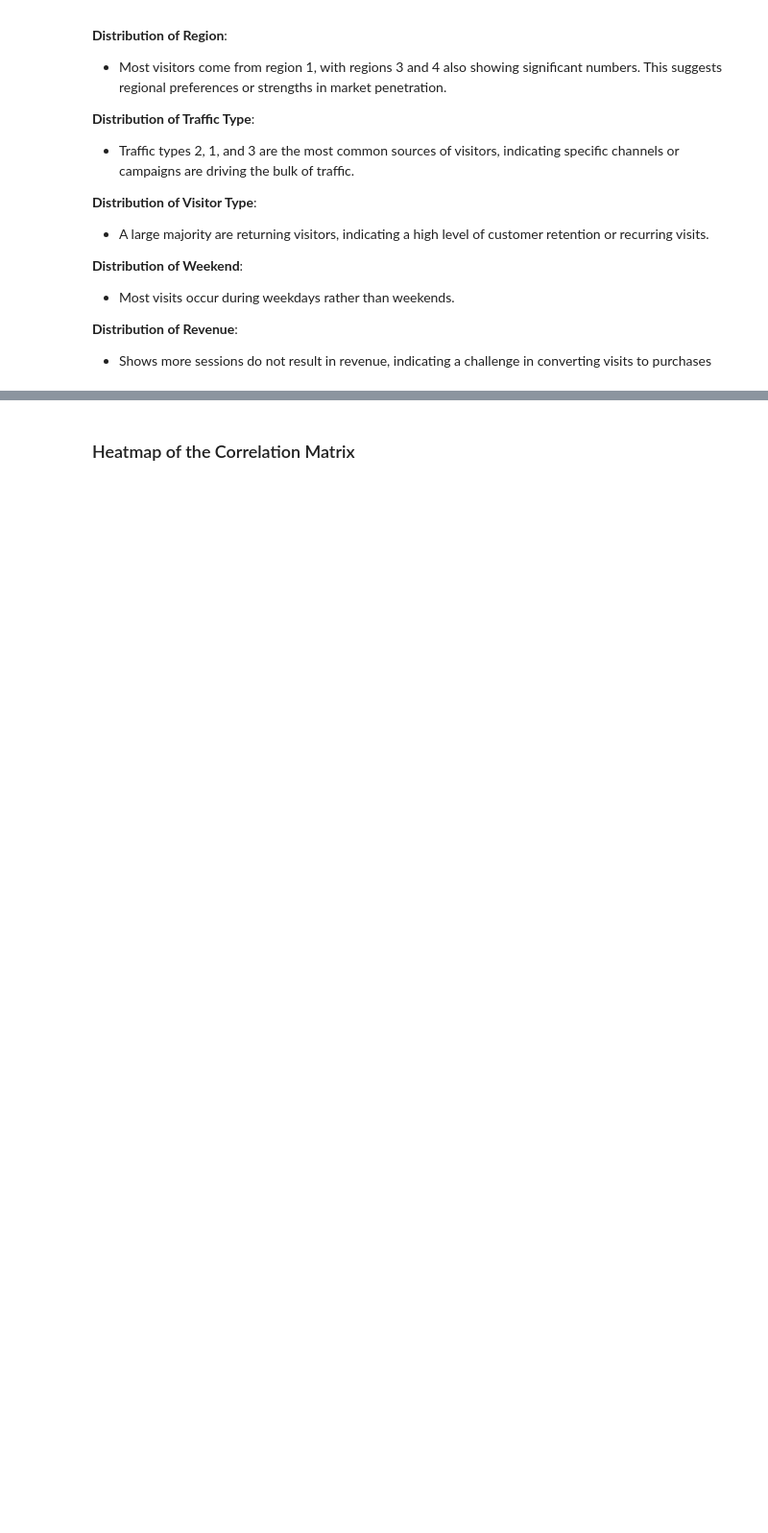
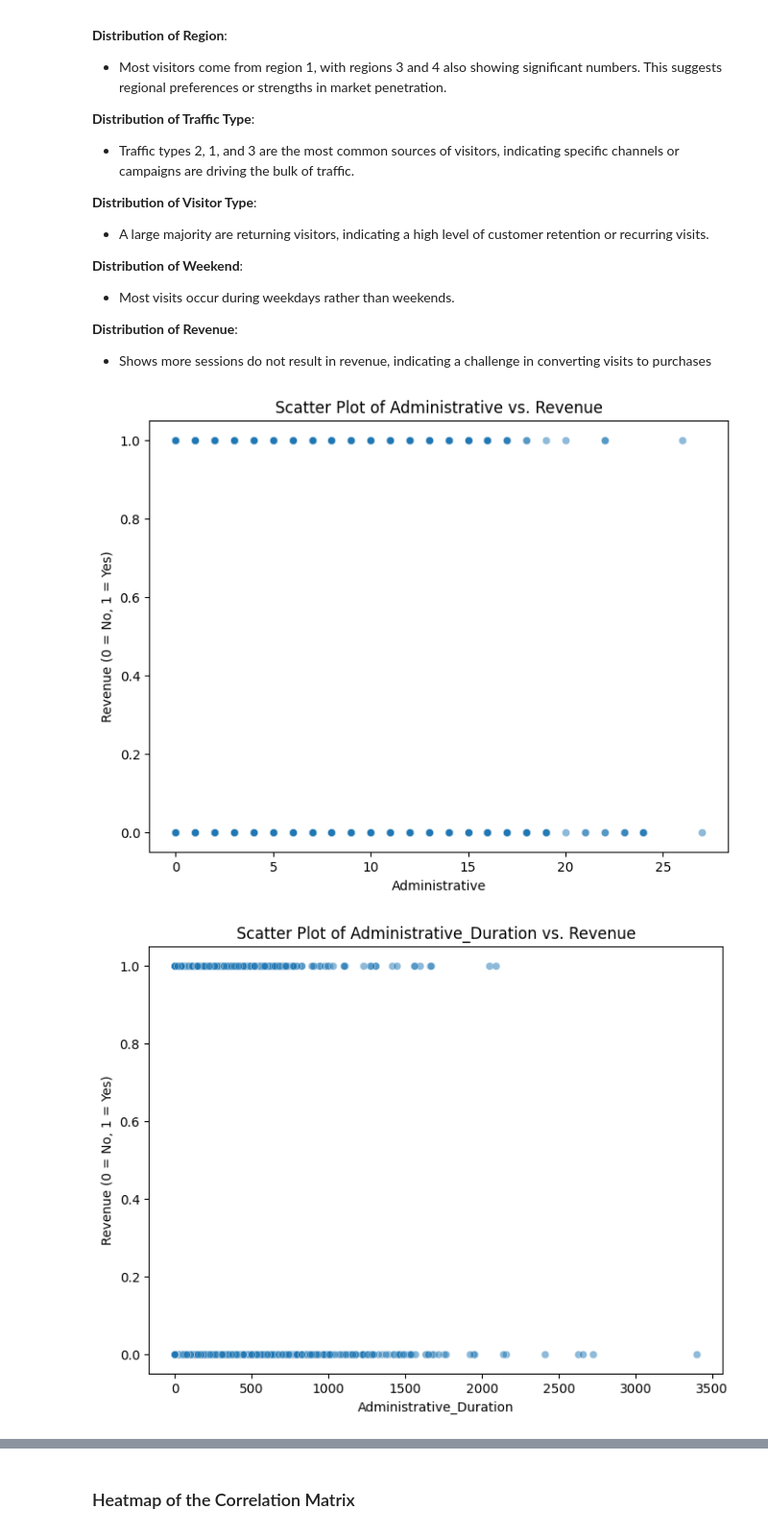
Before and after one commit to dilolol/IE423, a Jupyter notebook: FinalExam.ipynb, the cells around one changed output, grey strips where cells are left out. Shown at 96% size. Saved outputs shown, nothing was run; the diff lists cells and outputs as text; code cells hidden in the pictures; blank space fills up the shorter version.

```diff
--- a/FinalExam.ipynb
+++ b/FinalExam.ipynb
@@ -171,3 +171,18 @@ for feature in categorical_features:
 
 **Distribution of Revenue**:
   - Shows more sessions do not result in revenue, indicating a challenge in converting visits to purchases
+# %%
+# prompt: scatter plots (about features with revenue)
+
+import matplotlib.pyplot as plt
+# Create scatter plots for numerical features against Revenue
+for feature in numerical_features:
+    plt.figure(figsize=(8, 6))
+    sns.scatterplot(data=df, x=feature, y='Revenue', alpha=0.5)
+    plt.title(f'Scatter Plot of {feature} vs. Revenue')
+    plt.xlabel(feature)
+    plt.ylabel('Revenue (0 = No, 1 = Yes)')
+    plt.show()
+# %% [output]
+[figure, added]
+[figure, added]
```
Also changed, not shown: parts of 146 cells of this notebook.
